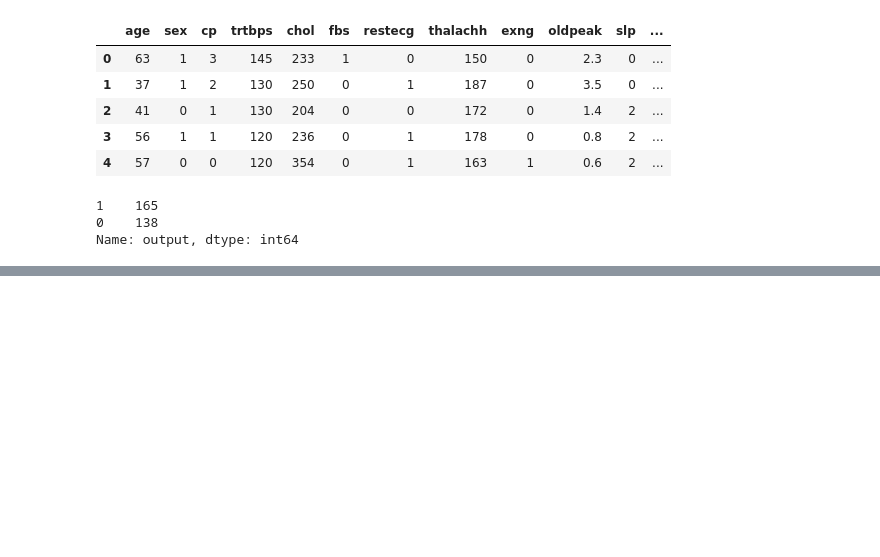
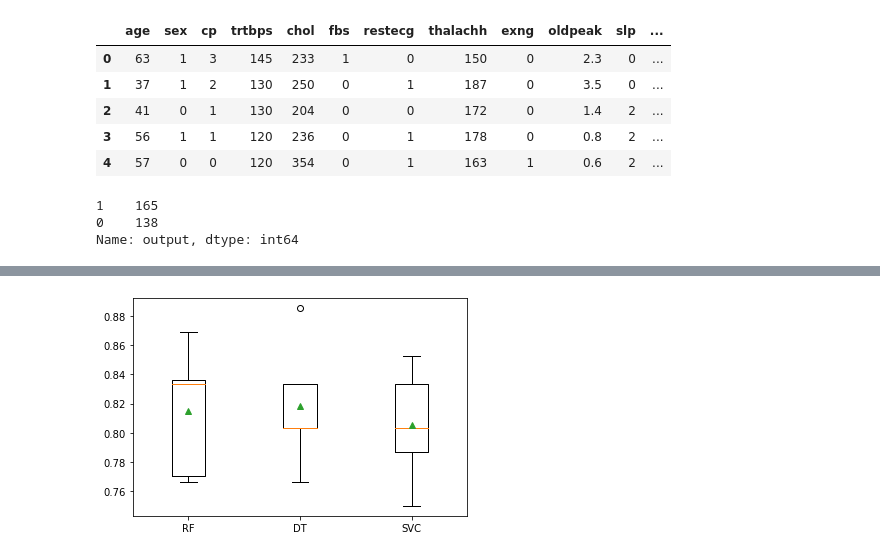
Before and after one commit to sunil3092/DBSEdu, a Jupyter notebook: Machine Learning and Pattern Recognisation/CA/CA_2 - 60per/CA2.ipynb, the cells around one changed output, grey strips where cells are left out. Drawn from its saved outputs; the diff is of its cells as text; code cells hidden in the pictures; blank space fills up the shorter version.

Commit message:
Working on Plots

```diff
--- a/Machine Learning and Pattern Recognisation/CA/CA_2 - 60per/CA2.ipynb
+++ b/Machine Learning and Pattern Recognisation/CA/CA_2 - 60per/CA2.ipynb
@@ -87,30 +87,36 @@ clfs = {
 # %%
 # Method to Run Iterations
 clf_acc = {}
+clf_cv_scores = {}
 clf_store = {}
 clf_y_test = {}
 clf_y_preds = {}
-ens_bg_clf = False
-ens_bo_clf = False
-ens_st_clf = False
-def run_models(X, y , split_size, mc_run_limit, ens_bg_clf, ens_bo_clf, ens_st_clf, cv_val = None, base_learners = None, final_estimator = None):
+def run_clfs(X, y , split_size, mc_run_limit, ens_bg_clf = False, ens_bo_clf = False, ens_st_clf = False, n_est = 1, cv_val = None, base_learners = None, final_estimator = None):
     for key in clfs:
         for i in range(mc_run_limit):
                 clf = clfs[key]
                 X_train, X_test, y_train, y_test = train_test_split(X, y, train_size = split_size)
                 if ens_bg_clf:
-                    dt = BaggingClassifier(base_estimator = clf, n_estimators = i, max_samples = 0.8, max_features= 0.8)
+                    model = BaggingClassifier(base_estimator = clf, n_estimators = n_est, max_samples = 0.8, max_features= 0.8)
+                    dt = model.fit(X_train,y_train)
                 elif ens_bo_clf:
-                    dt = AdaBoostClassifier(base_estimator = clf, n_estimators = i)
+                    model = AdaBoostClassifier(base_estimator = clf, n_estimators = n_est)
+                    dt = model.fit(X_train,y_train)
                 elif ens_st_clf:
-                    dt = StackingClassifier(estimators=base_learners, final_estimator=final_estimator, cv = cv_val)
+                    model = StackingClassifier(estimators=base_learners, final_estimator=final_estimator, cv = cv_val)
+                    dt = model.fit(X_train,y_train)
                 else:
                     dt = clf.fit(X_train,y_train)
-                y_preds = clf.predict(X_test)
+                y_preds = dt.predict(X_test)
                 actual = y_test
                 predicted = y_preds
                 accuracy = accuracy_score(actual, predicted)
+                if (ens_bg_clf or ens_bo_clf or ens_st_clf):
+                    cv_scores = cross_val_score(dt, X, y, scoring='accuracy', cv = cv_val, error_score='raise')
+                else:
+                    cv_scores = {}
         clf_acc[key] = accuracy
+        clf_cv_scores[key] = cv_scores
         clf_store[key] = dt
         clf_y_test[key] = y_test
         clf_y_preds[key] = y_preds
@@ -142,6 +148,7 @@ pd.DataFrame([clf_acc])
 # %%
 # Ensamble Bagging for 100 MC runs
-run_models(X, y, 0.2, 100, True, False, False)
+run_clfs(X, y, 0.2, 100, ens_bg_clf=True)
+clf_cv_scores_bag = clf_cv_scores
 # %%
 pd.DataFrame([clf_acc])
 # %% [output]
@@ -170,0 +181,4 @@ pd.DataFrame([clf_acc])
+# %%
+plt.boxplot(clf_cv_scores_bag.values(), labels = clf_cv_scores_bag.keys(), showmeans = True);
+# %% [output]
+[figure, added]
```
Also changed, not shown: parts of 16 cells of this notebook.
